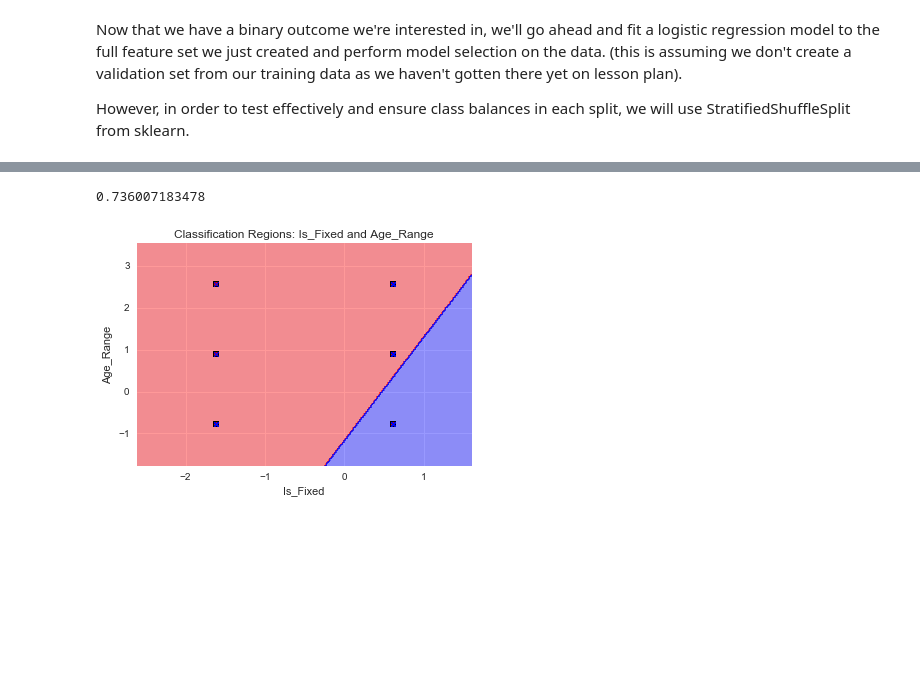
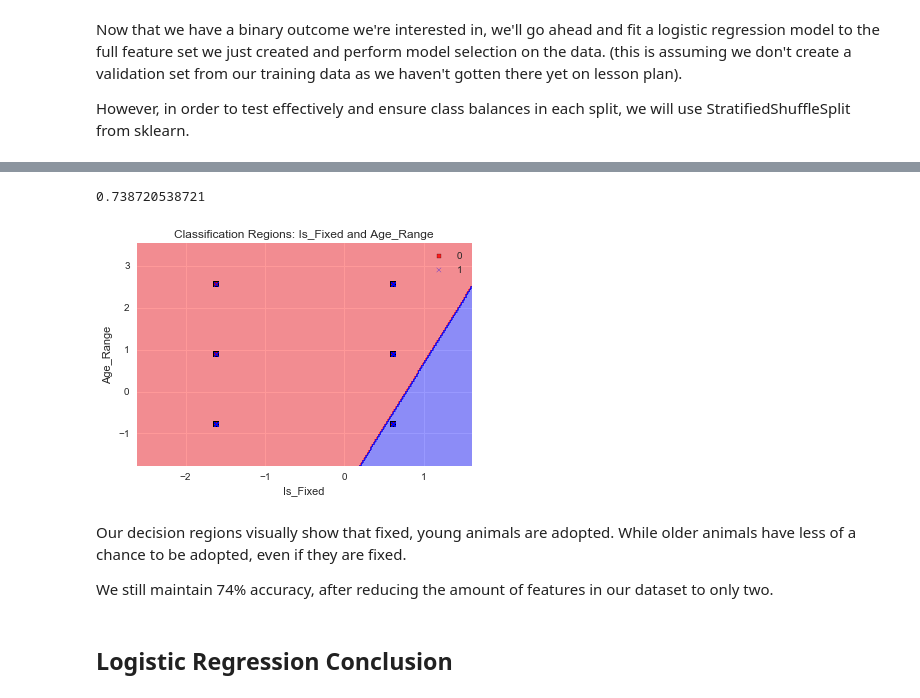
Before and after one commit to mg826/Data_Mining, a Jupyter notebook: Project1_AnimalOutcomes/Project1_Exploration_Visualization_Dreduce.ipynb, the cells around one changed output, grey strips where cells are left out. Saved outputs shown, nothing was run; the diff lists cells and outputs as text; code cells hidden in the pictures; blank space fills up the shorter version.

```diff
--- a/Project1_AnimalOutcomes/Project1_Exploration_Visualization_Dreduce.ipynb
+++ b/Project1_AnimalOutcomes/Project1_Exploration_Visualization_Dreduce.ipynb
@@ -678,5 +679,0 @@ print(accuracies)
-# %%
-# playing with pipelines
-pipe_lr = Pipeline([('scl', StandardScaler()),('clf',LogisticRegression())])
-pipe_lr.fit(X,y)
-print 'Test accuracy: %.3f' % pipe_lr.score(X,y)
@@ -720,0 +788,4 @@ plt.show()
+# %%
+lr_final = LogisticRegression(penalty='l1', C=0.001)
+accuracies = cross_val_score(lr_final, scl.fit_transform(X), y, cv=cv_object)
+print np.average(accuracies)
@@ -721,7 +794,7 @@ plt.show()
 # %%
-lr.fit(scl.fit_transform(X),y)
-weights = pd.Series(lr.coef_[0],index=df_alg.columns[:-1])
+lr_final.fit(scl.fit_transform(X),y)
+weights = pd.Series(lr_final.coef_[0], index=df_alg.columns[:-1])
 weights.plot(kind='bar')
 plt.show()
-# remove type, size, is_popular, aggressive, time_of_day at least, may even try just age_range and is_fixed
+# LASSO results show we can eliminate pretty much everything outside of is_fixed and age_range (woot)
 # %% [output]
@@ -743,3 +816,11 @@ plt.show()
+# %%
+X_reduced = df_alg[['Is_Fixed','age_range']].values
+lr_reduced = LogisticRegression(penalty='l1', C=0.01)
+lr_reduced.fit(X_reduced, y)
+accuracies = cross_val_score(lr_final, scl.fit_transform(X), y, cv=cv_object)
+print(np.average(accuracies))
+# %% [output]
+0.738720538721
 # %%
 from  matplotlib.colors import ListedColormap # credit: Sebastian Rauschka: Python Machine Learning
 def plot_decision_regions(X,y,classifier,test_idx=None,resolution=0.02):
@@ -772,14 +853,17 @@ def plot_decision_regions(X,y,classifier,test_idx=None,resolution=0.02):
                    alpha=1.0,linewidths=1,marker='o',
                    s=55,label='test set')
 # %%
-X_reduced = df_alg[['Is_Fixed','age_range']].values
-lr.fit(scl.fit_transform(X_reduced),y)
-print accuracy_score(lr.predict(scl.fit_transform(X_reduced)),y)
-plot_decision_regions(scl.transform(X_reduced),y,lr)
+plot_decision_regions(scl.fit_transform(X_reduced), y, lr_reduced)
 plt.xlabel('Is_Fixed')
 plt.ylabel('Age_Range')
 plt.title('Classification Regions: Is_Fixed and Age_Range')
+plt.legend(loc='best')
 plt.show()
 # %% [output]
-0.736007183478
-[figure, old version]
+[figure, new version]
+# %% [markdown]
+Our decision regions visually show that fixed, young animals are adopted. While older animals have less of a chance to be adopted, even if they are fixed.
+
+We still maintain 74% accuracy, after reducing the amount of features in our dataset to only two.
+# %% [markdown]
+## Logistic Regression Conclusion
```
Also changed, not shown: parts of 28 cells of this notebook.
